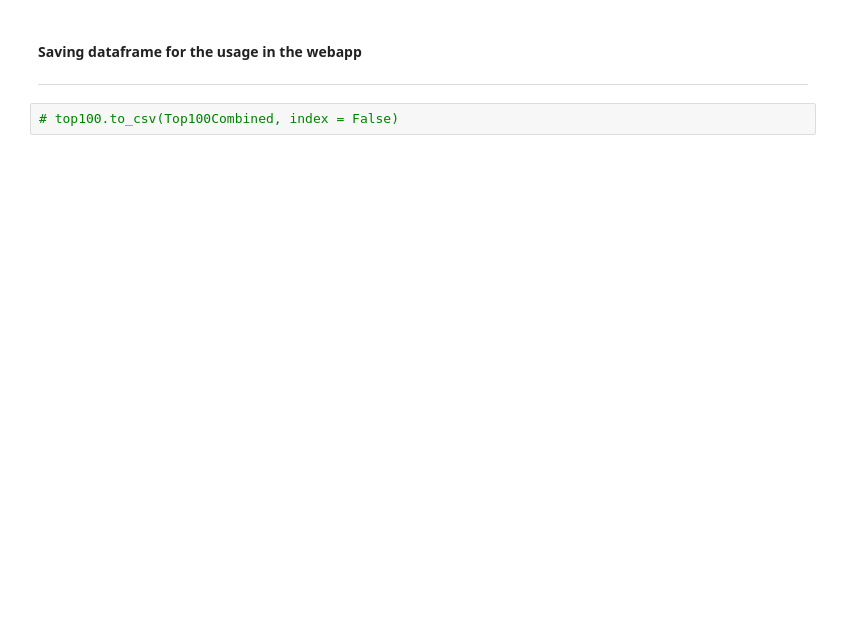
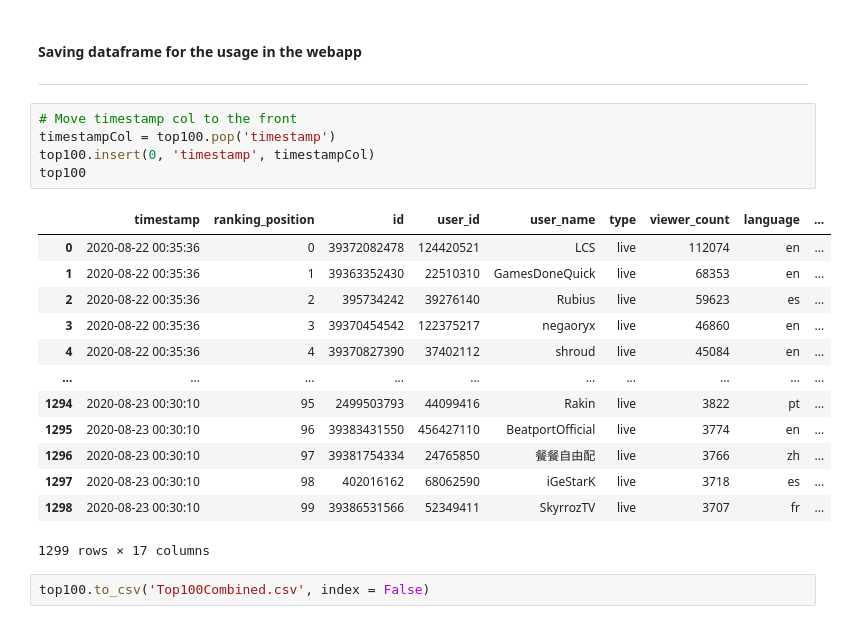
Before and after one commit to JonasGlow/Twitch-Project, a Jupyter notebook: DataPreparation.ipynb, the cells around one changed output. Cells and saved outputs as stored; diff of their text form; blank space fills up the shorter version.

```diff
--- a/DataPreparation.ipynb
+++ b/DataPreparation.ipynb
@@ -240,5 +268,24 @@ for folder in foldernames[0:1]:
 # %% [markdown]
 #### Saving dataframe for the usage in the webapp
 ---
+# %%
+# Move timestamp col to the front
+timestampCol = top100.pop('timestamp')
+top100.insert(0, 'timestamp', timestampCol)
+top100
+# %% [output]
+|  | timestamp | ranking_position | id | user_id | user_name | type | viewer_count | language | ... |
+| 0 | 2020-08-22 00:35:36 | 0 | 39372082478 | 124420521 | LCS | live | 112074 | en | ... |
+| 1 | 2020-08-22 00:35:36 | 1 | 39363352430 | 22510310 | GamesDoneQuick | live | 68353 | en | ... |
+| 2 | 2020-08-22 00:35:36 | 2 | 395734242 | 39276140 | Rubius | live | 59623 | es | ... |
+| 3 | 2020-08-22 00:35:36 | 3 | 39370454542 | 122375217 | negaoryx | live | 46860 | en | ... |
+| 4 | 2020-08-22 00:35:36 | 4 | 39370827390 | 37402112 | shroud | live | 45084 | en | ... |
+| ... | ... | ... | ... | ... | ... | ... | ... | ... | ... |
+| 1294 | 2020-08-23 00:30:10 | 95 | 2499503793 | 44099416 | Rakin | live | 3822 | pt | ... |
+| 1295 | 2020-08-23 00:30:10 | 96 | 39383431550 | 456427110 | BeatportOfficial | live | 3774 | en | ... |
+| 1296 | 2020-08-23 00:30:10 | 97 | 39381754334 | 24765850 | 餐餐自由配 | live | 3766 | zh | ... |
+| 1297 | 2020-08-23 00:30:10 | 98 | 402016162 | 68062590 | iGeStarK | live | 3718 | es | ... |
+| 1298 | 2020-08-23 00:30:10 | 99 | 39386531566 | 52349411 | SkyrrozTV | live | 3707 | fr | ... |
+1299 rows × 17 columns
 # %%
-# top100.to_csv(Top100Combined, index = False)
+top100.to_csv('Top100Combined.csv', index = False)
```
Also changed, not shown: parts of 5 cells of this notebook.
